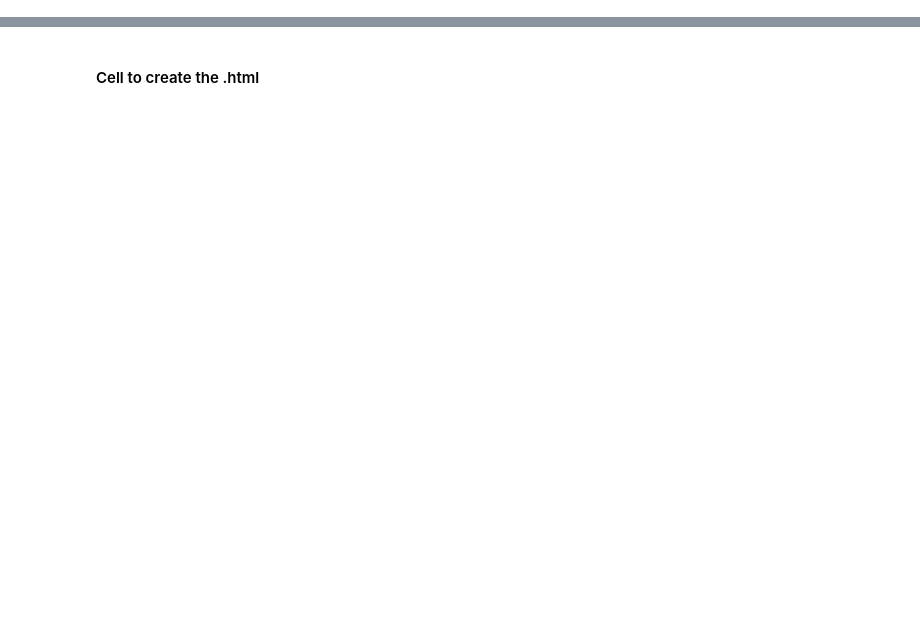
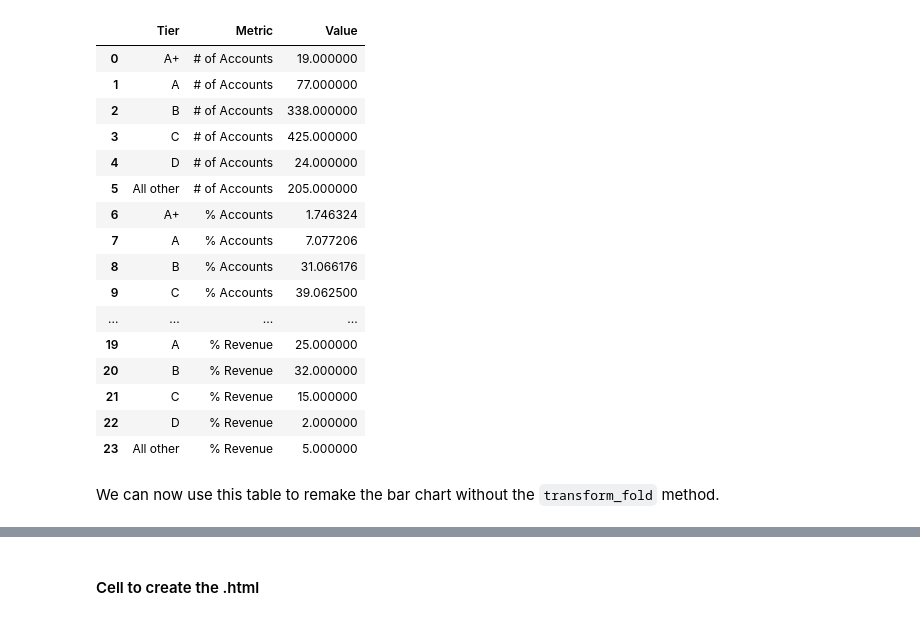
Before and after one commit to maisafraiz/storytelling_with_altair, a Jupyter notebook: index.ipynb, the cells around one changed output, grey strips where cells are left out. Cells and saved outputs as stored; diff of their text form; code cells hidden in the pictures; blank space fills up the shorter version.

```diff
--- a/index.ipynb
+++ b/index.ipynb
@@ -21,0 +124,24 @@ import nbformat
+# %%
+# Ordering the tiers
+
+table = table.loc[[1, 0, 2, 3, 4]]
+# %%
+# Fixing the percentages
+
+table['% Accounts'] = table['% Accounts'].apply(lambda x: x*100)
+table['% Revenue'] = table['% Revenue'].apply(lambda x: x*100)
+# %%
+# Calculating and adding "All other" values
+
+other_account_per = 100 - table['% Accounts'].sum()
+other_revenue_per = 100 - table['% Revenue'].sum()
+
+other_account_num = (other_account_per*table['# of Accounts'][0])/table['% Accounts'][0]
+other_revenue_num = (other_revenue_per*table['Revenue ($M)'][0])/table['% Revenue'][0]
+
+table.loc[len(table)] = ["All other", other_account_num, other_account_per, other_revenue_num, other_revenue_per]
+# %%
+# Since we will not use rounded values or the total row for the graphs,
+# we should create a new variable before making the following alterations
+
+table_charts = table.copy()
@@ -21,0 +523,25 @@ import nbformat
+# %%
+# Transforms the data to the long-form format
+
+melted_table = pd.melt(table_charts, id_vars = ['Tier'], var_name = 'Metric', value_name = 'Value')
+melted_table
+# %% [output]
+|  | Tier | Metric | Value |
+| 0 | A+ | # of Accounts | 19.000000 |
+| 1 | A | # of Accounts | 77.000000 |
+| 2 | B | # of Accounts | 338.000000 |
+| 3 | C | # of Accounts | 425.000000 |
+| 4 | D | # of Accounts | 24.000000 |
+| 5 | All other | # of Accounts | 205.000000 |
+| 6 | A+ | % Accounts | 1.746324 |
+| 7 | A | % Accounts | 7.077206 |
+| 8 | B | % Accounts | 31.066176 |
+| 9 | C | % Accounts | 39.062500 |
+| ... | ... | ... | ... |
+| 19 | A | % Revenue | 25.000000 |
+| 20 | B | % Revenue | 32.000000 |
+| 21 | C | % Revenue | 15.000000 |
+| 22 | D | % Revenue | 2.000000 |
+| 23 | All other | % Revenue | 5.000000 |
+# %% [markdown]
+We can now use this table to remake the bar chart without the ``transform_fold`` method.
```
Also changed, not shown: parts of 84 cells of this notebook, 20 other files.
